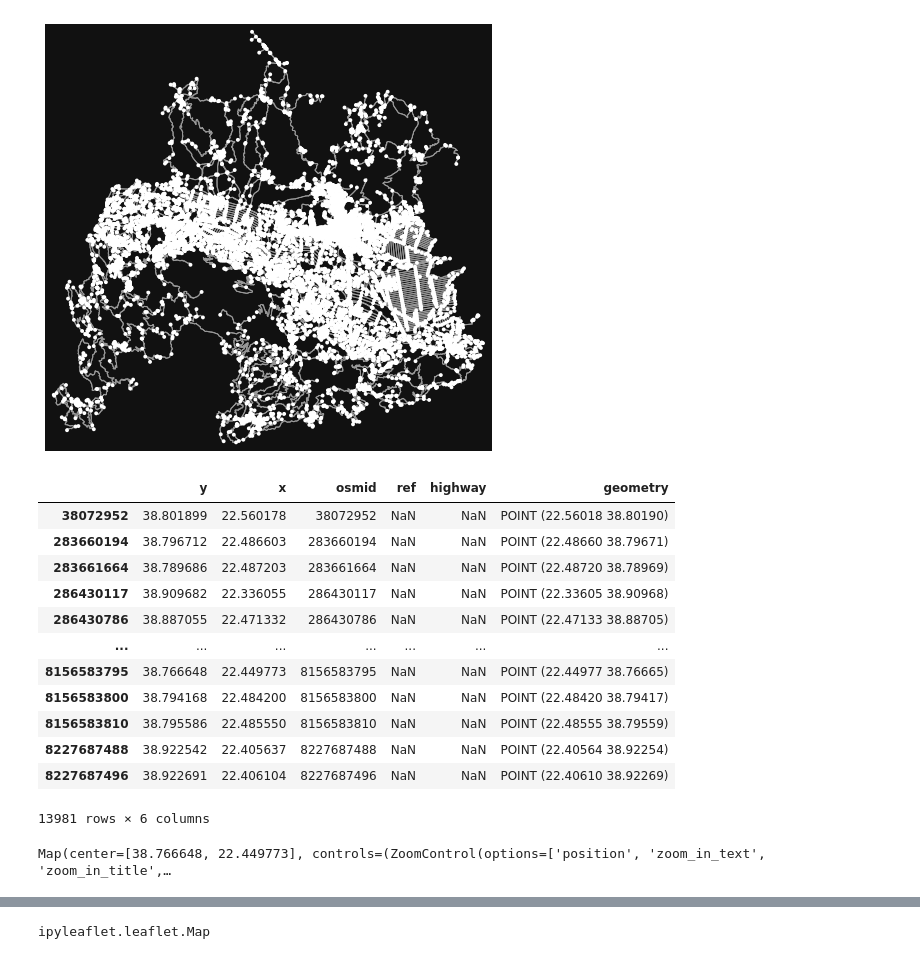
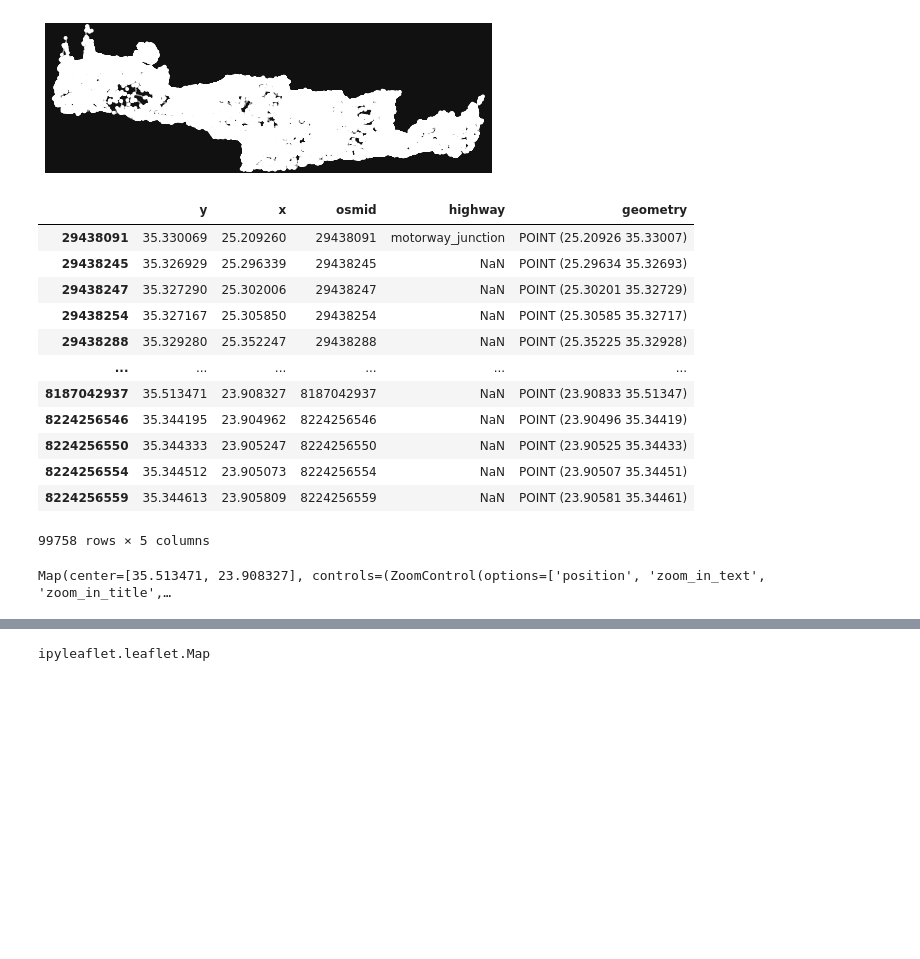
Before and after one commit to cbabalis/osm_project, a Jupyter notebook: src/networkx-osm-zografou.ipynb, the cells around one changed output, grey strips where cells are left out. Cells and saved outputs as stored; diff of their text form; code cells hidden in the pictures; blank space fills up the shorter version.

```diff
--- a/src/networkx-osm-zografou.ipynb
+++ b/src/networkx-osm-zografou.ipynb
@@ -6,34 +6,34 @@ from shapely.geometry import LineString, mapping
 import geopandas as gpd
 from ipyleaflet import *
 # %%
-place_name = "Lamia, Fthiotida, Greece"
+place_name = "Creta, Greece"
 graph = ox.graph_from_place(place_name)
 fig, ax = ox.plot_graph(graph)
 # %% [output]
-[figure, old version]
+[figure, new version]
 # %%
 nodes, edges = ox.graph_to_gdfs(graph)
 nodes
 # %% [output]
-|  | y | x | osmid | ref | highway | geometry |
-| 38072952 | 38.801899 | 22.560178 | 38072952 | NaN | NaN | POINT (22.56018 38.80190) |
-| 283660194 | 38.796712 | 22.486603 | 283660194 | NaN | NaN | POINT (22.48660 38.79671) |
-| 283661664 | 38.789686 | 22.487203 | 283661664 | NaN | NaN | POINT (22.48720 38.78969) |
-| 286430117 | 38.909682 | 22.336055 | 286430117 | NaN | NaN | POINT (22.33605 38.90968) |
-| 286430786 | 38.887055 | 22.471332 | 286430786 | NaN | NaN | POINT (22.47133 38.88705) |
-| ... | ... | ... | ... | ... | ... | ... |
-| 8156583795 | 38.766648 | 22.449773 | 8156583795 | NaN | NaN | POINT (22.44977 38.76665) |
-| 8156583800 | 38.794168 | 22.484200 | 8156583800 | NaN | NaN | POINT (22.48420 38.79417) |
-| 8156583810 | 38.795586 | 22.485550 | 8156583810 | NaN | NaN | POINT (22.48555 38.79559) |
-| 8227687488 | 38.922542 | 22.405637 | 8227687488 | NaN | NaN | POINT (22.40564 38.92254) |
-| 8227687496 | 38.922691 | 22.406104 | 8227687496 | NaN | NaN | POINT (22.40610 38.92269) |
+|  | y | x | osmid | highway | geometry |
+| 29438091 | 35.330069 | 25.209260 | 29438091 | motorway_junction | POINT (25.20926 35.33007) |
+| 29438245 | 35.326929 | 25.296339 | 29438245 | NaN | POINT (25.29634 35.32693) |
+| 29438247 | 35.327290 | 25.302006 | 29438247 | NaN | POINT (25.30201 35.32729) |
+| 29438254 | 35.327167 | 25.305850 | 29438254 | NaN | POINT (25.30585 35.32717) |
+| 29438288 | 35.329280 | 25.352247 | 29438288 | NaN | POINT (25.35225 35.32928) |
+| ... | ... | ... | ... | ... | ... |
+| 8187042937 | 35.513471 | 23.908327 | 8187042937 | NaN | POINT (23.90833 35.51347) |
+| 8224256546 | 35.344195 | 23.904962 | 8224256546 | NaN | POINT (23.90496 35.34419) |
+| 8224256550 | 35.344333 | 23.905247 | 8224256550 | NaN | POINT (23.90525 35.34433) |
+| 8224256554 | 35.344512 | 23.905073 | 8224256554 | NaN | POINT (23.90507 35.34451) |
+| 8224256559 | 35.344613 | 23.905809 | 8224256559 | NaN | POINT (23.90581 35.34461) |
-13981 rows × 6 columns
+99758 rows × 5 columns
 # %%
-center = (38.766648, 22.449773)
-m = Map(center=center, basemap=basemaps.CartoDB.Positron, zoom=15)
+center = (35.513471, 23.908327)
+m = Map(center=center, basemap=basemaps.CartoDB.Positron, zoom=10)
 m
 # %% [output]
-Map(center=[38.766648, 22.449773], controls=(ZoomControl(options=['position', 'zoom_in_text', 'zoom_in_title',…
+Map(center=[35.513471, 23.908327], controls=(ZoomControl(options=['position', 'zoom_in_text', 'zoom_in_title',…
 # %%
 edges
 # %% [output]
```
Also changed, not shown: parts of 3 cells of this notebook, 1 other file.
